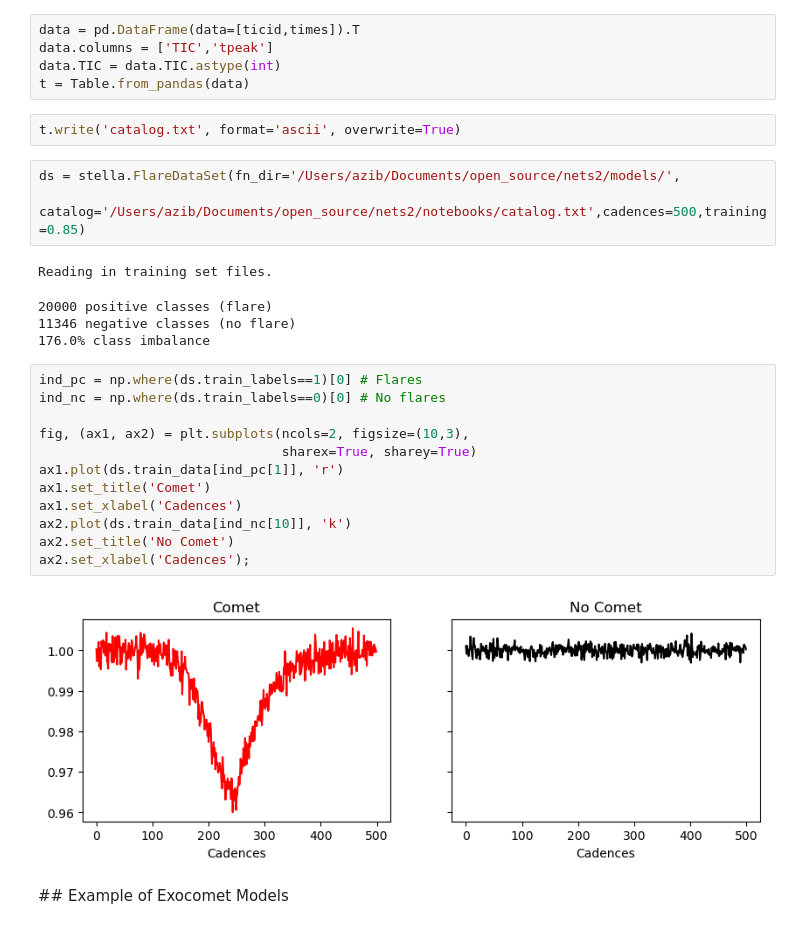
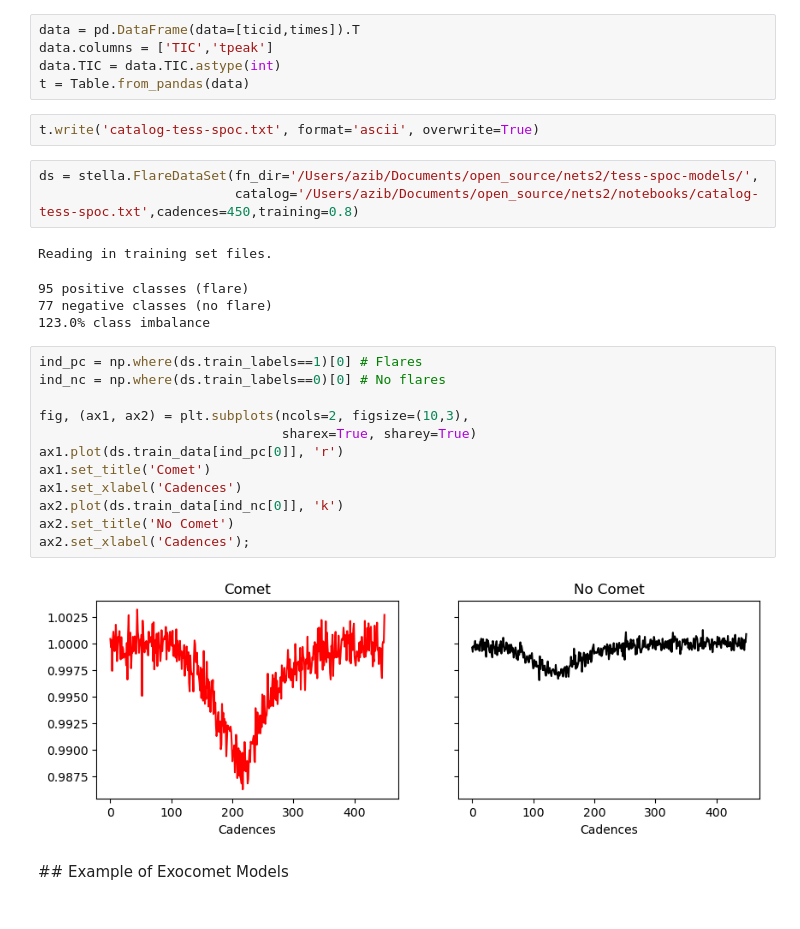
Before and after one commit to azibn/nets2, a Jupyter notebook: notebooks/create-comets.ipynb, the cells around one changed output. Cells and saved outputs as stored; diff of their text form.

```diff
--- a/notebooks/create-comets.ipynb
+++ b/notebooks/create-comets.ipynb
@@ -228,29 +224,29 @@ data.columns = ['TIC','tpeak']
 data.TIC = data.TIC.astype(int)
 t = Table.from_pandas(data)
 # %%
-t.write('catalog.txt', format='ascii', overwrite=True)
+t.write('catalog-tess-spoc.txt', format='ascii', overwrite=True)
 # %%
-ds = stella.FlareDataSet(fn_dir='/Users/azib/Documents/open_source/nets2/models/',
-                         catalog='/Users/azib/Documents/open_source/nets2/notebooks/catalog.txt',cadences=500,training=0.85)
+ds = stella.FlareDataSet(fn_dir='/Users/azib/Documents/open_source/nets2/tess-spoc-models/',
+                         catalog='/Users/azib/Documents/open_source/nets2/notebooks/catalog-tess-spoc.txt',cadences=450,training=0.8)
 # %% [output]
 Reading in training set files.
-20000 positive classes (flare)
-11346 negative classes (no flare)
-176.0% class imbalance
+95 positive classes (flare)
+77 negative classes (no flare)
+123.0% class imbalance
 # %%
 ind_pc = np.where(ds.train_labels==1)[0] # Flares
 ind_nc = np.where(ds.train_labels==0)[0] # No flares
 
 fig, (ax1, ax2) = plt.subplots(ncols=2, figsize=(10,3),
                                sharex=True, sharey=True)
-ax1.plot(ds.train_data[ind_pc[1]], 'r')
+ax1.plot(ds.train_data[ind_pc[0]], 'r')
 ax1.set_title('Comet')
 ax1.set_xlabel('Cadences')
-ax2.plot(ds.train_data[ind_nc[10]], 'k')
+ax2.plot(ds.train_data[ind_nc[0]], 'k')
 ax2.set_title('No Comet')
 ax2.set_xlabel('Cadences');
 # %% [output]
-[figure, old version]
+[figure, new version]
 # %% [markdown]
 ## Example of Exocomet Models
 # %%
```
Also changed, not shown: parts of 45 cells of this notebook, 32 other files.
